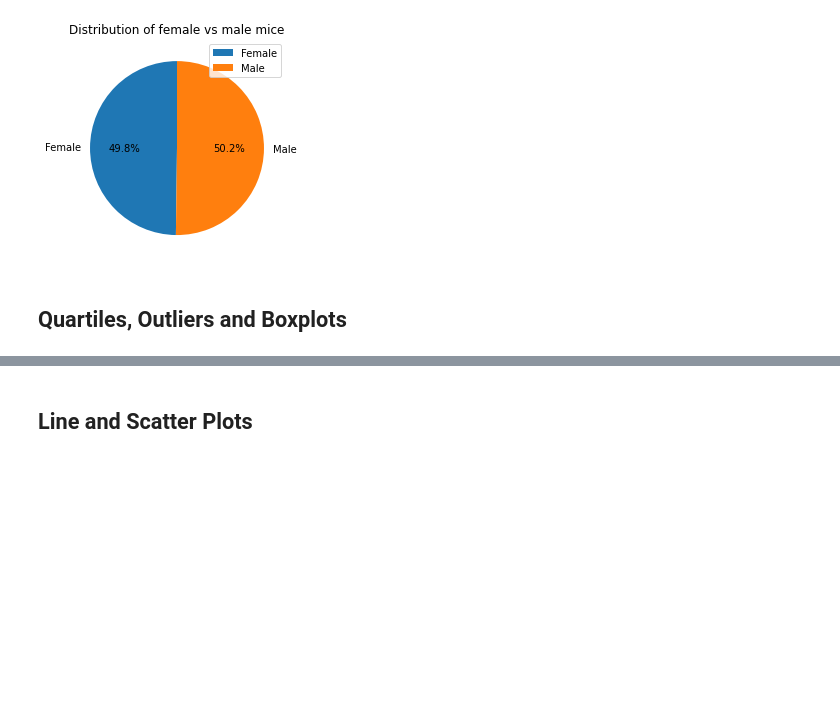
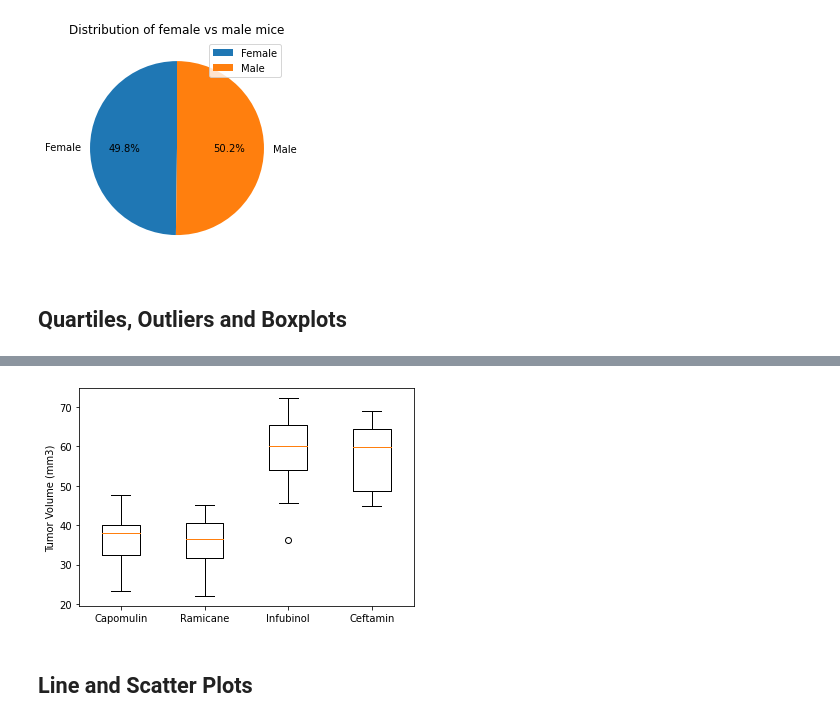
Before and after one commit to ltrentino/Pymaceuticals, a Jupyter notebook: pymaceuticals_starter.ipynb, the cells around one changed output, grey strips where cells are left out. Saved outputs shown, nothing was run; the diff lists cells and outputs as text; code cells hidden in the pictures; blank space fills up the shorter version.

```diff
--- a/pymaceuticals_starter.ipynb
+++ b/pymaceuticals_starter.ipynb
@@ -190,5 +178,8 @@ plt.show()
 
 # Start by getting the last (greatest) timepoint for each mouse
 
+last_timepoint = df[df['Drug Regimen'].isin(["Capomulin", "Ramicane", "Infubinol", "Ceftamin"])].groupby('Mouse ID')['Timepoint'].max()
 
 # Merge this group df with the original dataframe to get the tumor volume at the last timepoint
+last_timepoint_tumor_volume = pd.merge(last_timepoint, df, on=["Mouse ID","Timepoint"], how = "left")
+last_timepoint_tumor_volume[['Mouse ID', 'Tumor Volume (mm3)']]
@@ -212,5 +274,15 @@ plt.show()
 # %%
 # Generate a box plot of the final tumor volume of each mouse across four regimens of interest
+# Capomulin
+
+fig, ax = plt.subplots()
+ax.boxplot(my_dict.values())
+ax.set_xticklabels(my_dict.keys())
+plt.ylabel("Tumor Volume (mm3)")
+
+plt.show()
+# %% [output]
+[figure, added]
 # %% [markdown]
 ## Line and Scatter Plots
 # %%
```
Also changed, not shown: parts of 6 cells of this notebook.
